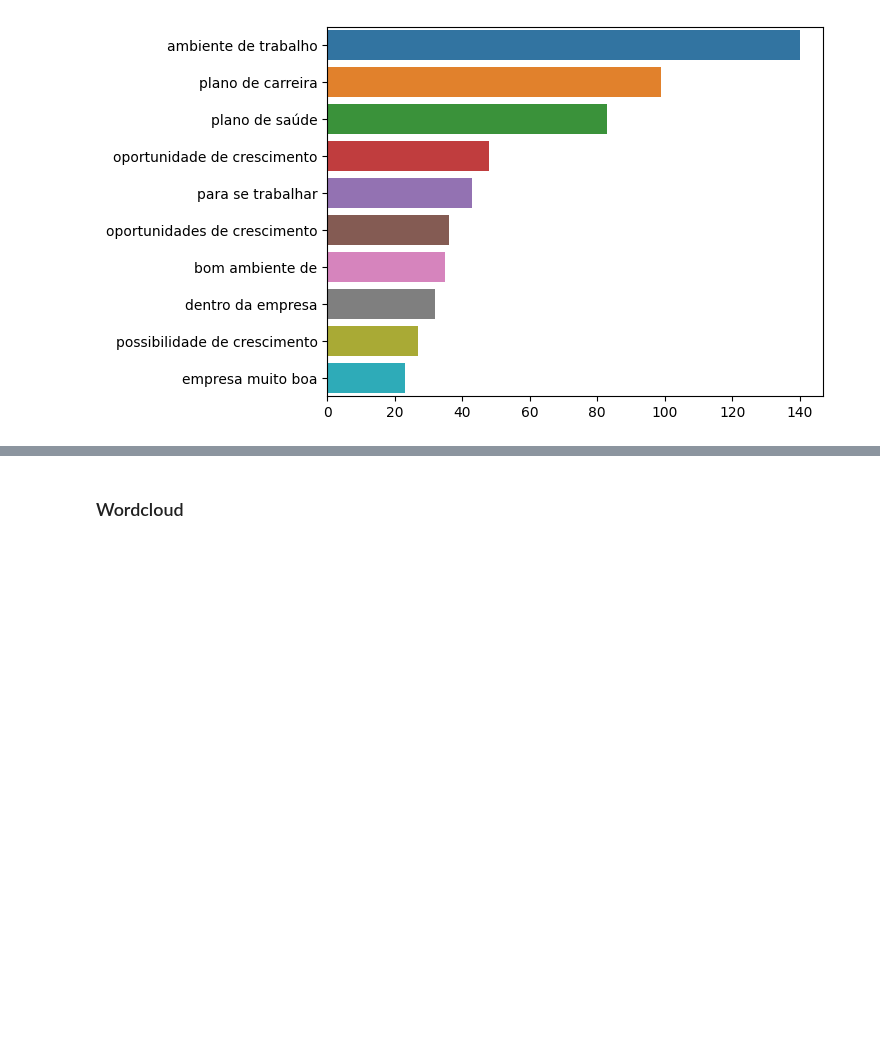
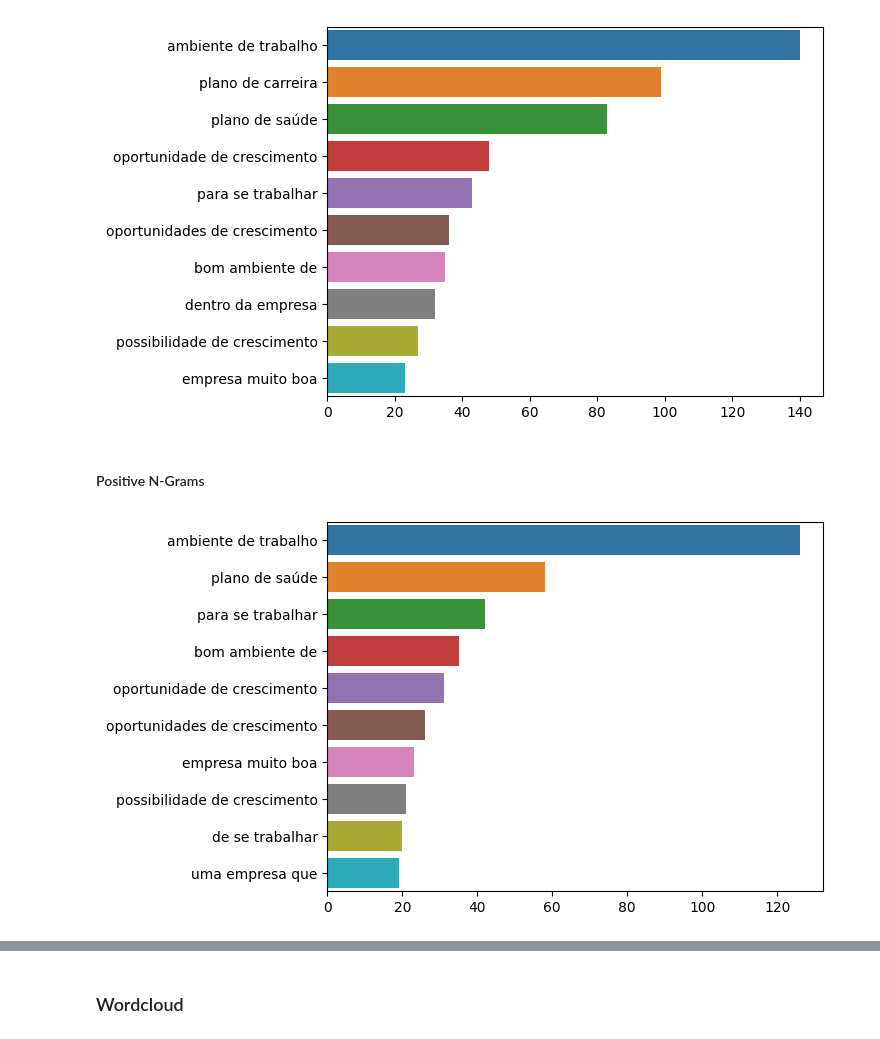
Before and after one commit to stevillis/glassdoor-reviews-analysis-nlp, a Jupyter notebook: data_analysis/data_analysis.ipynb, the cells around one changed output, grey strips where cells are left out. Drawn from its saved outputs; the diff is of its cells as text; code cells hidden in the pictures; blank space fills up the shorter version.

Commit message:
feat: wordcloud and ngram by class

```diff
--- a/data_analysis/data_analysis.ipynb
+++ b/data_analysis/data_analysis.ipynb
@@ -84,6 +84,10 @@ ax.set_ylabel("Empresa")
 plt.show()
 # %% [output]
 [figure]
+# %%
+positive_reviews_df = reviews_df[reviews_df["sentiment"] == 1]
+negative_reviews_df = reviews_df[reviews_df["sentiment"] == -1]
+neutral_reviews_df = reviews_df[reviews_df["sentiment"] == 0]
 # %% [markdown]
 ## Analyzing review_text statistics
 # %% [markdown]
@@ -333,3 +339,9 @@ def plot_top_ngrams_barchart(review_text, n_grams=2, top=10):
 plot_top_ngrams_barchart(reviews_df["review_text"], n_grams=3, top=10)
 # %% [output]
 [figure]
+# %% [markdown]
+#### Positive N-Grams
+# %%
+plot_top_ngrams_barchart(positive_reviews_df["review_text"], n_grams=3, top=10)
+# %% [output]
+[figure, added]
```
Also changed, not shown: parts of 17 cells of this notebook, 1 other file.
